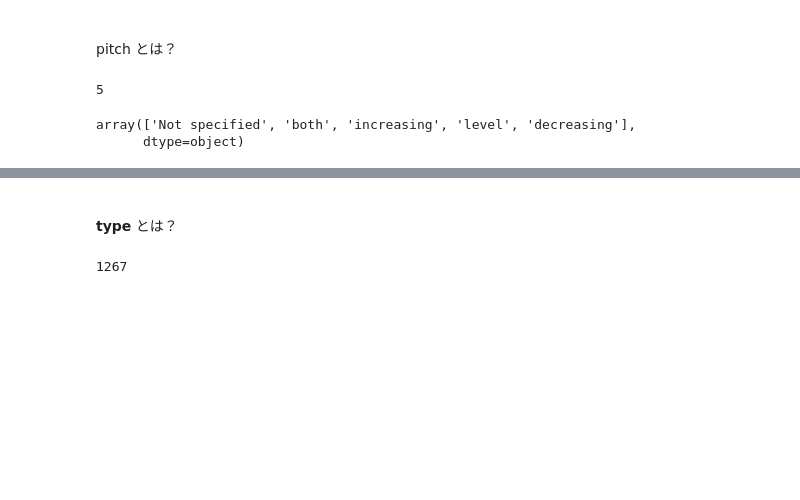
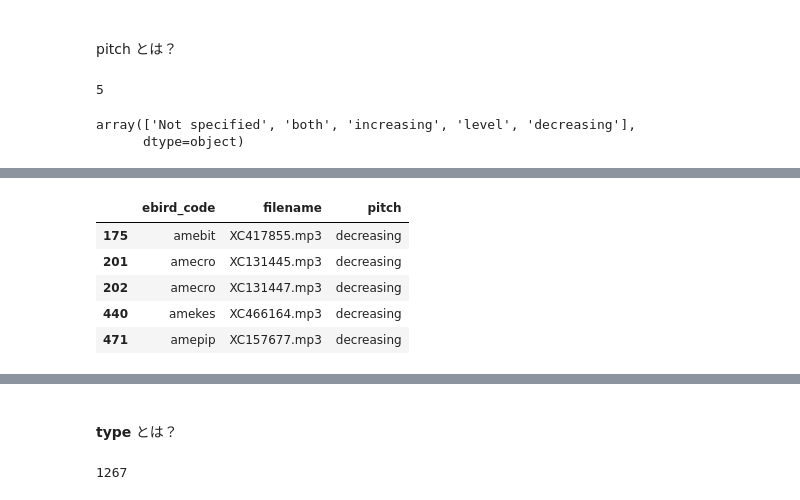
Before and after one commit to fkubota/kaggle-Cornell-Birdcall-Identification, a Jupyter notebook: nb/001_eda.ipynb, the cells around one changed output, grey strips where cells are left out. Cells and saved outputs as stored; diff of their text form; code cells hidden in the pictures; blank space fills up the shorter version.

```diff
--- a/nb/001_eda.ipynb
+++ b/nb/001_eda.ipynb
@@ -178,0 +204,10 @@ array(['Not specified', 'both', 'increasing', 'level', 'decreasing'],
+# %%
+mask = df_train['pitch'] == 'decreasing'
+df_train[mask][['ebird_code', 'filename', 'pitch']].iloc[0:5]
+# %% [output]
+|  | ebird_code | filename | pitch |
+| 175 | amebit | XC417855.mp3 | decreasing |
+| 201 | amecro | XC131445.mp3 | decreasing |
+| 202 | amecro | XC131447.mp3 | decreasing |
+| 440 | amekes | XC466164.mp3 | decreasing |
+| 471 | amepip | XC157677.mp3 | decreasing |
```
Also changed, not shown: parts of 20 cells of this notebook, 1 other file.
